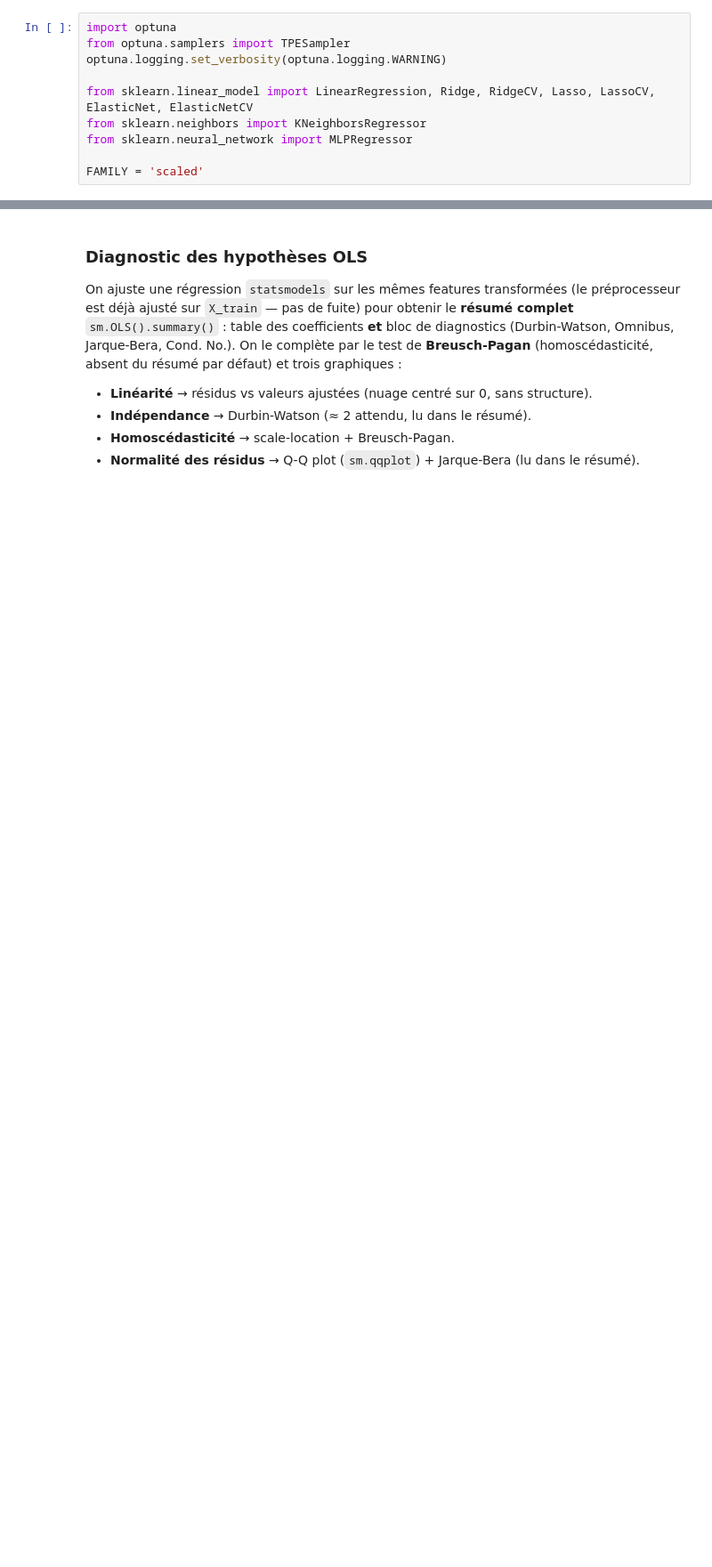
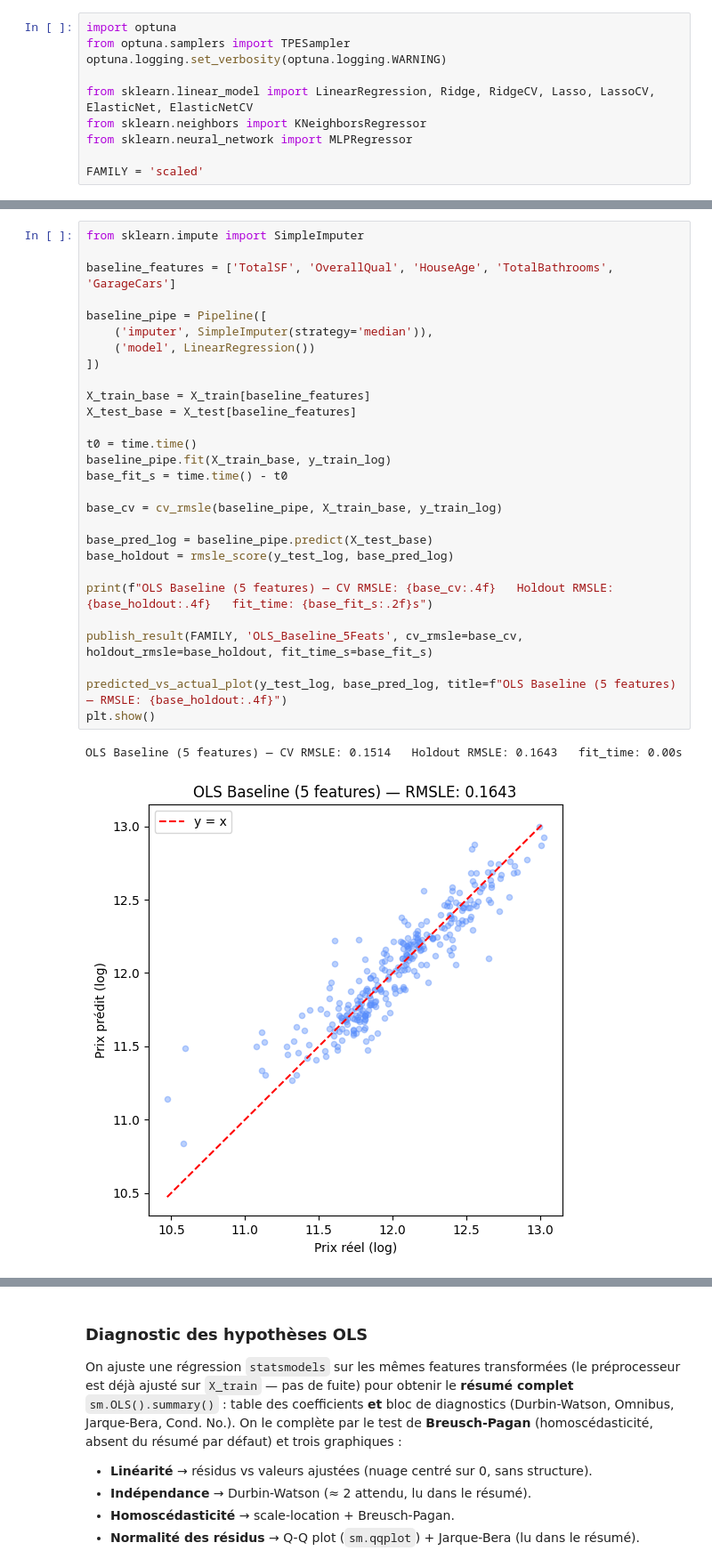
Before and after one commit to NoeBerdoz/predicting-house-prices-ml, a Jupyter notebook: 3a_scaled_models.ipynb, the cells around one changed output, grey strips where cells are left out. Shown at 89% size. Drawn from its saved outputs; the diff is of its cells as text; blank space fills up the shorter version.

Commit message:
add baseline 4.1.1

```diff
--- a/3a_scaled_models.ipynb
+++ b/3a_scaled_models.ipynb
@@ -47 +51,32 @@ FAMILY = 'scaled'
+# %%
+from sklearn.impute import SimpleImputer
+
+baseline_features = ['TotalSF', 'OverallQual', 'HouseAge', 'TotalBathrooms', 'GarageCars']
+
+baseline_pipe = Pipeline([
+    ('imputer', SimpleImputer(strategy='median')),
+    ('model', LinearRegression())
+])
+
+X_train_base = X_train[baseline_features]
+X_test_base = X_test[baseline_features]
+
+t0 = time.time()
+baseline_pipe.fit(X_train_base, y_train_log)
+base_fit_s = time.time() - t0
+
+base_cv = cv_rmsle(baseline_pipe, X_train_base, y_train_log)
+
+base_pred_log = baseline_pipe.predict(X_test_base)
+base_holdout = rmsle_score(y_test_log, base_pred_log)
+
+print(f"OLS Baseline (5 features) — CV RMSLE: {base_cv:.4f}   Holdout RMSLE: {base_holdout:.4f}   fit_time: {base_fit_s:.2f}s")
+
+publish_result(FAMILY, 'OLS_Baseline_5Feats', cv_rmsle=base_cv, holdout_rmsle=base_holdout, fit_time_s=base_fit_s)
+
+predicted_vs_actual_plot(y_test_log, base_pred_log, title=f"OLS Baseline (5 features) — RMSLE: {base_holdout:.4f}")
+plt.show()
+# %% [output]
+OLS Baseline (5 features) — CV RMSLE: 0.1514   Holdout RMSLE: 0.1643   fit_time: 0.00s
+[figure, added]
 # %% [markdown]
```
Also changed, not shown: parts of 22 cells of this notebook, 2 other files.
